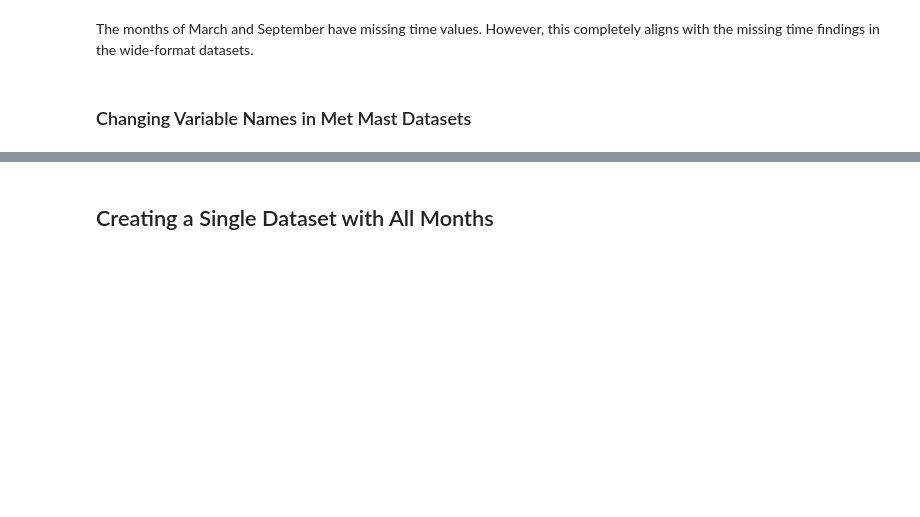
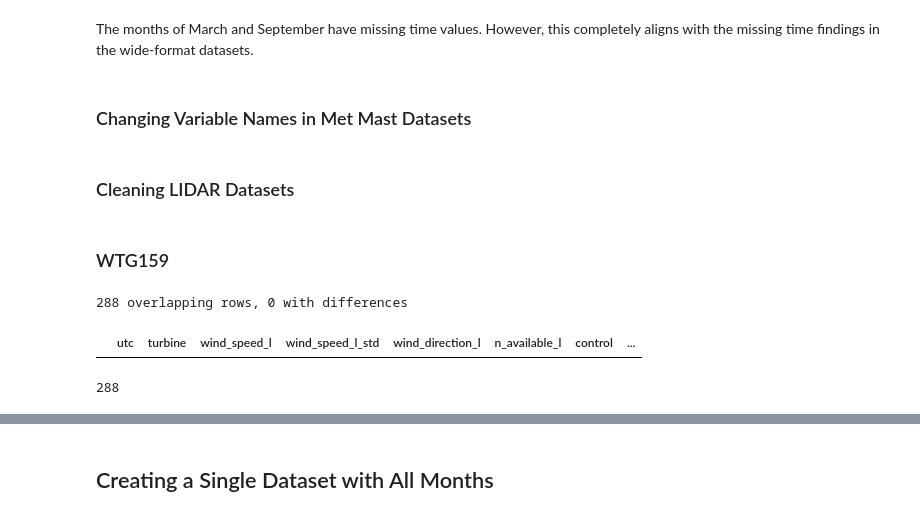
Before and after one commit to Aiden-Badalamenti3/CU-Capstone-Project, a Jupyter notebook: notebooks/carter_notebooks/data_cleaning.ipynb, the cells around one changed output, grey strips where cells are left out. Cells and saved outputs as stored; diff of their text form; code cells hidden in the pictures; blank space fills up the shorter version.

Commit message:
Cleaning the LIDAR Files

```diff
--- a/notebooks/carter_notebooks/data_cleaning.ipynb
+++ b/notebooks/carter_notebooks/data_cleaning.ipynb
@@ -246,3 +263,5 @@ jun_mm = rename_month_met(jun_mm_raw)
 jul_mm = rename_month_met(jul_mm_raw)
 aug_mm = rename_month_met(aug_mm_raw)
 sep_mm = rename_month_met2(sep_mm_raw)
+# %% [markdown]
+### Cleaning LIDAR Datasets
@@ -248,0 +286,25 @@ sep_mm = rename_month_met2(sep_mm_raw)
+# %%
+# creating a function to highlight overlapping observations
+def overlap(df1, df2):
+    # inner merge keeps only rows whose keys appear in both DataFrames
+    merged = df1.merge(df2, on = 'utc', suffixes = ('_1', '_2'))
+    cols = [c for c in df1.columns if c != 'utc' and c in df2.columns]
+
+    diffs = merged[['utc']].copy()
+    mismatch = pd.Series(False, index = merged.index)
+
+    for col in cols:
+        a, b = merged[f'{col}_1'], merged[f'{col}_2']
+        both_nan = a.isna() & b.isna()   # treat NaN vs NaN as a match
+
+        if pd.api.types.is_numeric_dtype(a) and pd.api.types.is_numeric_dtype(b):
+            diffs[col] = a - b
+            differs = ~((a - b).abs() <= 1e-9) & ~both_nan
+        else:
+            differs = a.ne(b) & ~both_nan
+            diffs[col] = differs
+
+        mismatch |= differs
+
+    print(f'{len(merged)} overlapping rows, {mismatch.sum()} with differences')
+    return diffs[mismatch]
@@ -248,0 +317,20 @@ sep_mm = rename_month_met2(sep_mm_raw)
+# %% [markdown]
+### WTG159
+# %%
+# setting the datetime and renaming dataframe variables
+WTG159_p1 = datetime_set(WTG159_part1, 'WTG159')
+WTG159_p2 = datetime_set(WTG159_part2, 'WTG159')
+
+# finding how many overlapping observations there are
+overlap(WTG159_p1, WTG159_p2)
+# %% [output]
+288 overlapping rows, 0 with differences
+|  | utc | turbine | wind_speed_l | wind_speed_l_std | wind_direction_l | n_available_l | control | ... |
+# %%
+# combining the dataframes while getting rid of duplicates
+WTG159_l = combine([WTG159_p1, WTG159_p2])
+
+# calculating number of removed observations (should match number of overlapping rows)
+WTG159_p1.shape[0] + WTG159_p2.shape[0] - WTG159_l.shape[0]
+# %% [output]
+288
```
Also changed, not shown: parts of 21 cells of this notebook.
